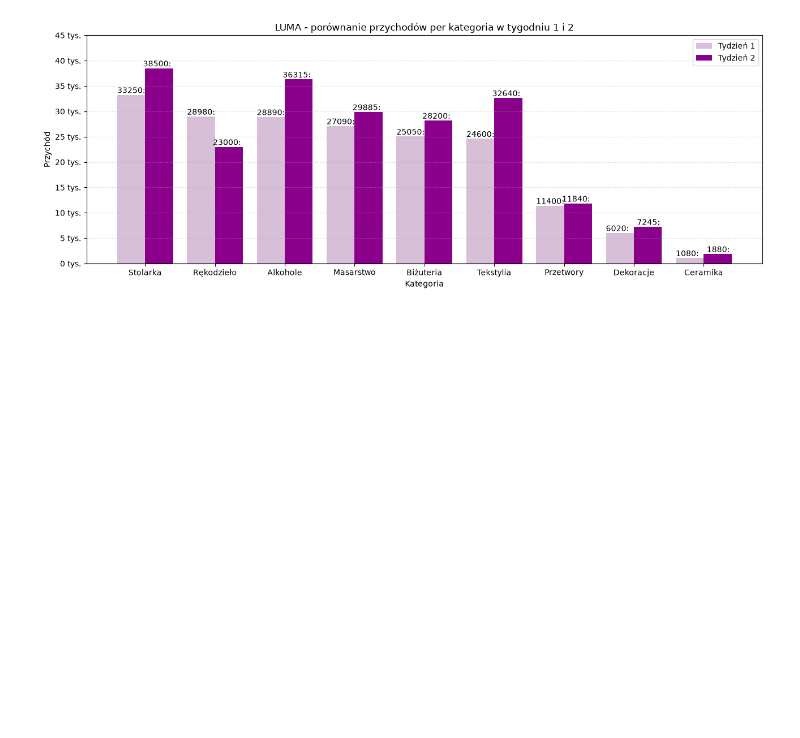
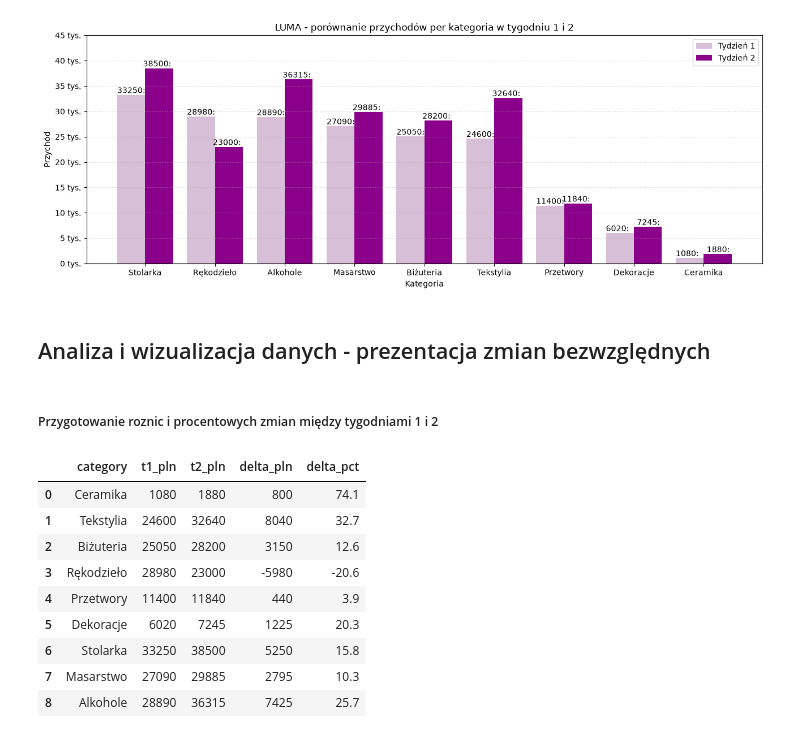
Before and after one commit to weronikag77/DataVisualization, a Jupyter notebook: 01-bar.ipynb, the cells around one changed output. Drawn from its saved outputs; the diff is of its cells as text; code cells hidden in the pictures; blank space fills up the shorter version.

```diff
--- a/01-bar.ipynb
+++ b/01-bar.ipynb
@@ -323,3 +323,41 @@ plt.tight_layout()
 plt.show()
 # %% [output]
 [figure]
+# %% [markdown]
+## Analiza i wizualizacja danych - prezentacja zmian bezwzględnych
+# %% [markdown]
+##### Przygotowanie roznic i procentowych zmian między tygodniami 1 i 2
+# %%
+order = CATEGORIES
+t1_revenue_total = t1.set_index("category").loc[order]["revenue_pln"]
+t2_revenue_total = t2.set_index("category").loc[order]["revenue_pln"]
+
+base = t1_revenue_total
+delta = t2_revenue_total - t1_revenue_total
+
+pct = np.divide(
+    delta,
+    base,
+    out = np.full_like(base, np.nan, dtype=float),
+    where = base != 0
+) * 100
+
+t_delta = pd.DataFrame({
+    "category": order,
+    "t1_pln": t1_revenue_total.astype(int),
+    "t2_pln": t2_revenue_total.astype(int),
+    "delta_pln": delta.astype(int),
+    "delta_pct": np.round(pct, 1)
+}).reset_index(drop=True)
+display(t_delta)
+# %% [output]
+|  | category | t1_pln | t2_pln | delta_pln | delta_pct |
+| 0 | Ceramika | 1080 | 1880 | 800 | 74.1 |
+| 1 | Tekstylia | 24600 | 32640 | 8040 | 32.7 |
+| 2 | Biżuteria | 25050 | 28200 | 3150 | 12.6 |
+| 3 | Rękodzieło | 28980 | 23000 | -5980 | -20.6 |
+| 4 | Przetwory | 11400 | 11840 | 440 | 3.9 |
+| 5 | Dekoracje | 6020 | 7245 | 1225 | 20.3 |
+| 6 | Stolarka | 33250 | 38500 | 5250 | 15.8 |
+| 7 | Masarstwo | 27090 | 29885 | 2795 | 10.3 |
+| 8 | Alkohole | 28890 | 36315 | 7425 | 25.7 |
```
Also changed, not shown: parts of 5 cells of this notebook.
